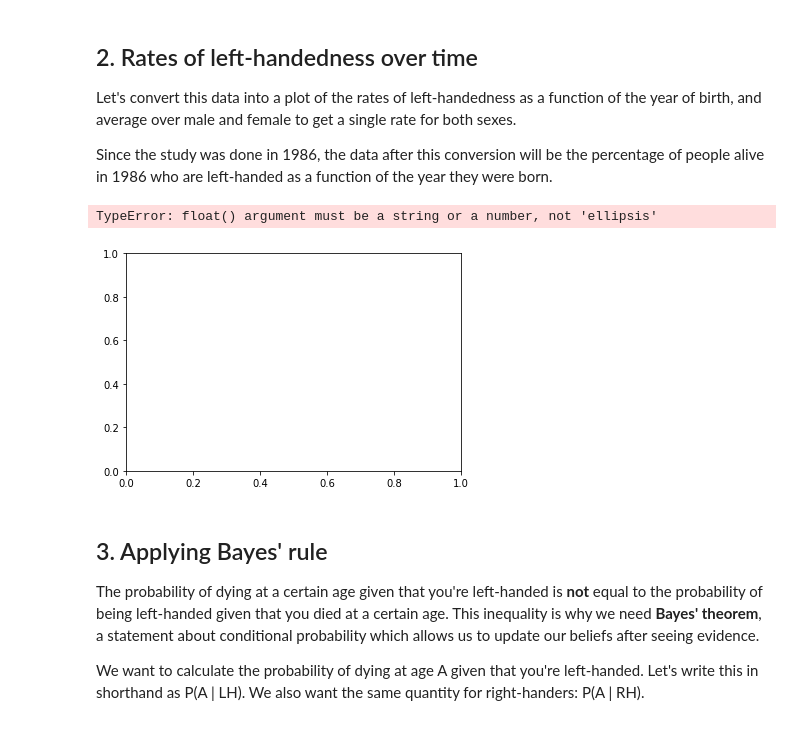
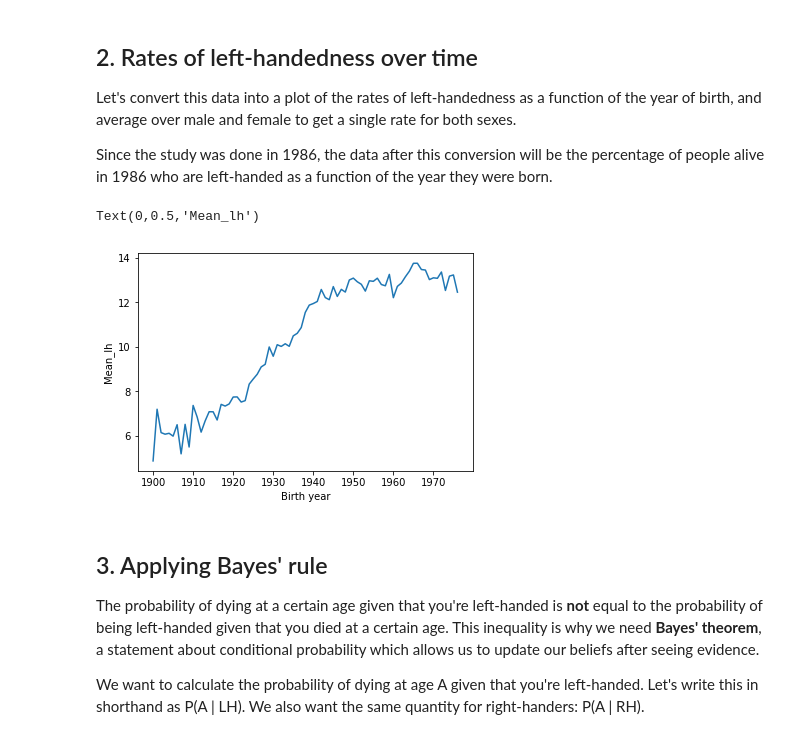
Before and after one commit to anishreddy3/left_hand_vs_right_hand_mortality, a Jupyter notebook: notebook.ipynb, the cells around one changed output. Drawn from its saved outputs; the diff is of its cells as text; code cells hidden in the pictures.

```diff
--- a/notebook.ipynb
+++ b/notebook.ipynb
@@ -31,19 +31,19 @@ Text(0,0.5,'Gender')
 <p>Since the study was done in 1986, the data after this conversion will be the percentage of people alive in 1986 who are left-handed as a function of the year they were born. </p>
 # %%
 # create a new column for birth year of each age
-# ... YOUR CODE FOR TASK 2 ...
+lefthanded_data = lefthanded_data.assign(Birth_year = lambda x: 1986 - x['Age'])
 
 # create a new column for the average of male and female
-# ... YOUR CODE FOR TASK 2 ...
+lefthanded_data = lefthanded_data.assign(Mean_lh = lambda x: (x['Male']+x['Female'])/2)
 
 # create a plot of the 'Mean_lh' column vs. 'Birth_year'
 fig, ax = plt.subplots()
-ax.plot(..., ..., ...) # plot 'Mean_lh' vs. 'Birth_year'
-ax.set_xlabel(...) # set the x label for the plot
-ax.set_ylabel(...) # set the y label for the plot
+ax.plot('Birth_year', 'Mean_lh', data = lefthanded_data) # plot 'Mean_lh' vs. 'Birth_year'
+ax.set_xlabel('Birth year') # set the x label for the plot
+ax.set_ylabel('Mean_lh') # set the y label for the plot
 # %% [output]
-TypeError: float() argument must be a string or a number, not 'ellipsis'
+Text(0,0.5,'Mean_lh')
-[figure, old version]
+[figure, new version]
 # %% [markdown]
 ## 3. Applying Bayes' rule
 <p>The probability of dying at a certain age given that you're left-handed is <strong>not</strong> equal to the probability of being left-handed given that you died at a certain age. This inequality is why we need <strong>Bayes' theorem</strong>, a statement about conditional probability which allows us to update our beliefs after seeing evidence. </p>
```
Also changed, not shown: parts of 1 cell of this notebook.
